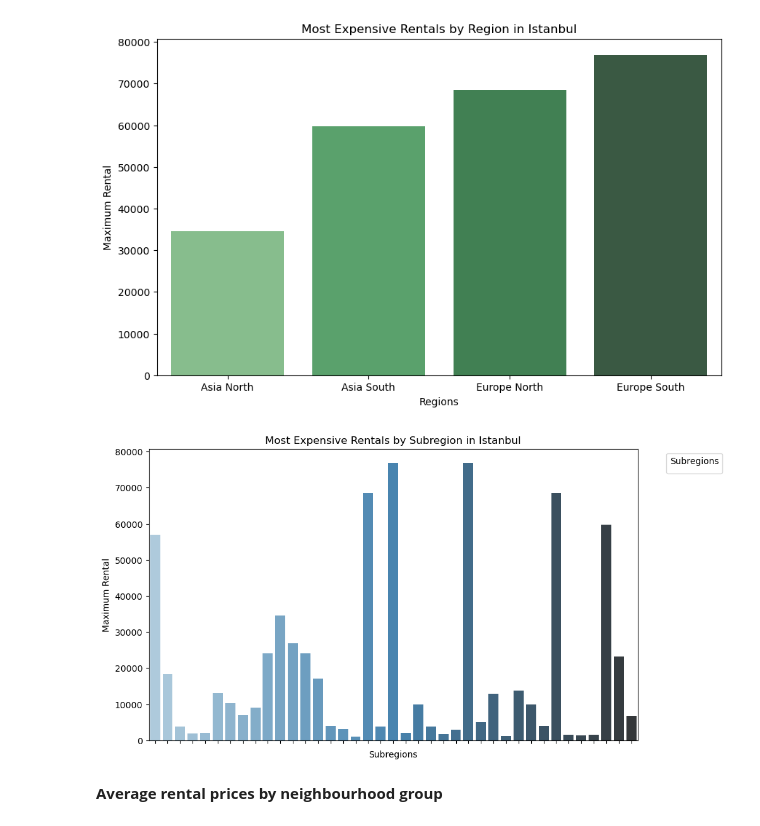
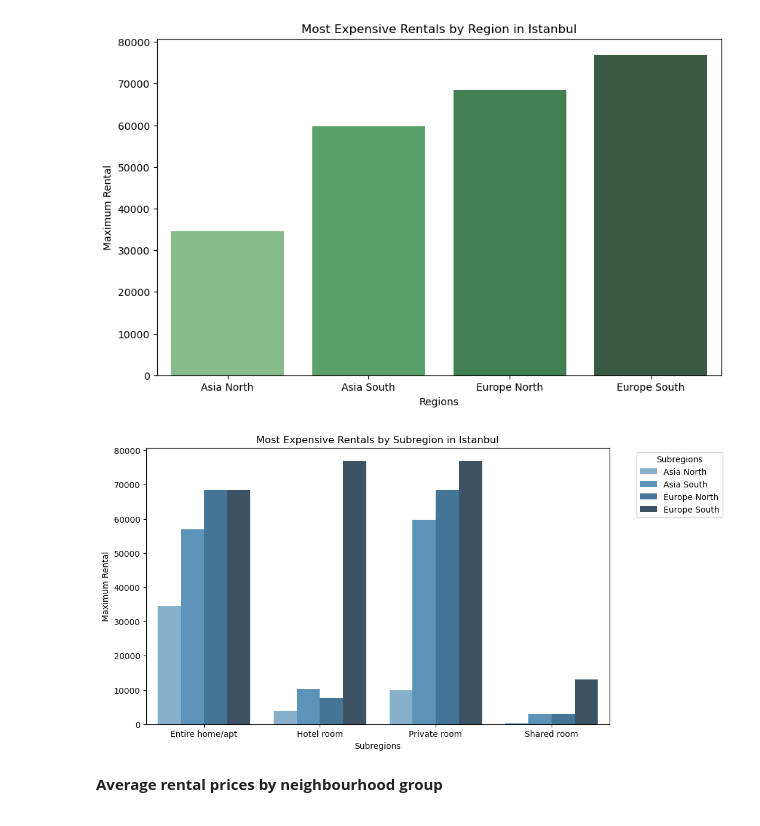
Before and after one commit to alfredkondoro/Exploratory_Data_Analysis-Istanbul_Airbnb_Data, a Jupyter notebook: exploratory-data-analysis-istanbul-airbnb-data.ipynb, the cells around one changed output. Drawn from its saved outputs; the diff is of its cells as text; code cells hidden in the pictures.

```diff
--- a/exploratory-data-analysis-istanbul-airbnb-data.ipynb
+++ b/exploratory-data-analysis-istanbul-airbnb-data.ipynb
@@ -330,31 +330,27 @@ plt.show()
 # %% [output]
 [figure]
 # %%
-max_subregion_price = data.loc[:,['neighbourhood', 'price']].groupby('neighbourhood').max()
+# Group the data by region and room type and calculate the maximum rental value
+max_subregion_price = data.loc[:, ['neighbourhood_group', 'room_type', 'price']].groupby(['neighbourhood_group', 'room_type']).max().reset_index()
 
-#convert values to integers
-max_subregion_price = max_subregion_price.astype(int)
-
-#reset the index to make the 'neighbourhood' a column
-max_subregion_price.reset_index(inplace=True)
+# Convert the values to integers
+max_subregion_price['price'] = max_subregion_price['price'].astype(int)
 
 #rename the columns for better understanding
-max_subregion_price.columns = ['Subregions', 'Maximum Rental']
-
-palette = {'Asia North': 'blue', 'Asia South': 'green', 'Europe North': 'purple', 'Europe South': 'orange'}
+max_subregion_price.columns = ['Regions', 'Subregions', 'Maximum Rental']
 
 #plotting figure
 plt.figure(figsize=(10, 6))
-ax = sns.barplot(x='Subregions', y='Maximum Rental', data=max_subregion_price, palette='Blues_d')
+ax = sns.barplot(x='Subregions', y='Maximum Rental', data=max_subregion_price, hue='Regions', palette='Blues_d')
 plt.title('Most Expensive Rentals by Subregion in Istanbul')
-ax.set_xticklabels([])
+
 plt.xlabel('Subregions')
 plt.ylabel('Maximum Rental')
 # Move legend outside the plot
 plt.legend(title='Subregions', bbox_to_anchor=(1.05, 1), loc='upper left')
 plt.show()
 # %% [output]
-[figure, old version]
+[figure, new version]
 # %% [markdown]
 **Average rental prices by neighbourhood group**
 # %%
```
Also changed, not shown: parts of 8 cells of this notebook.
